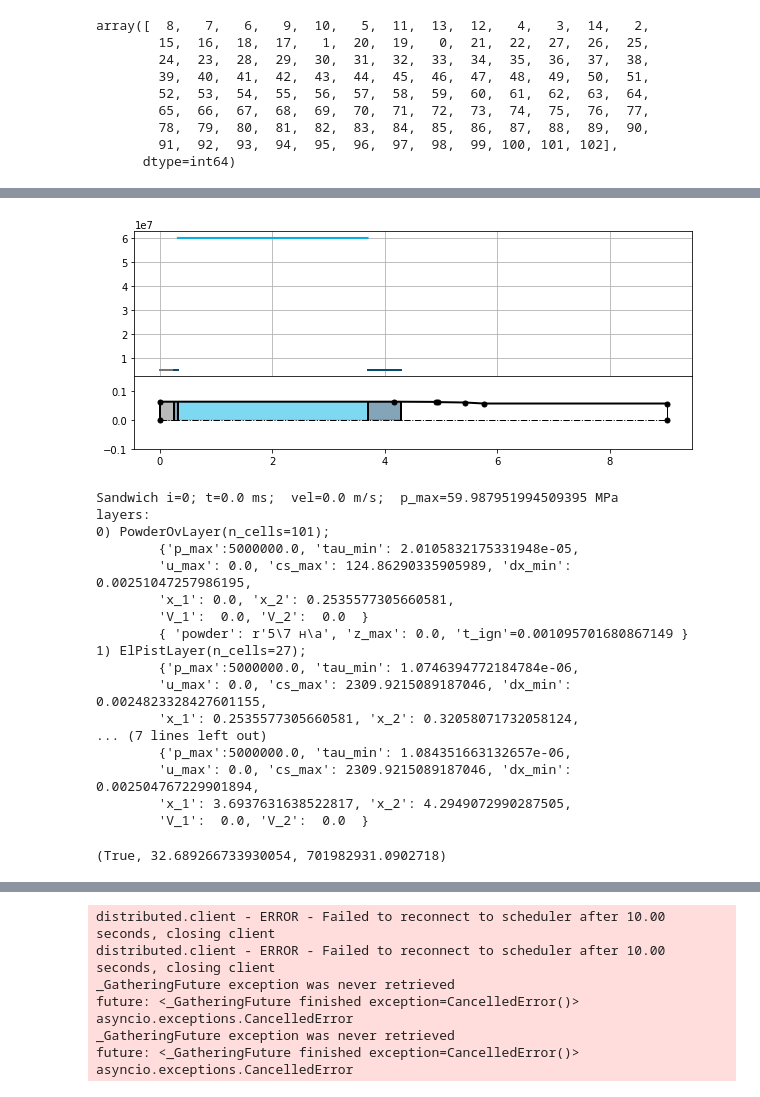
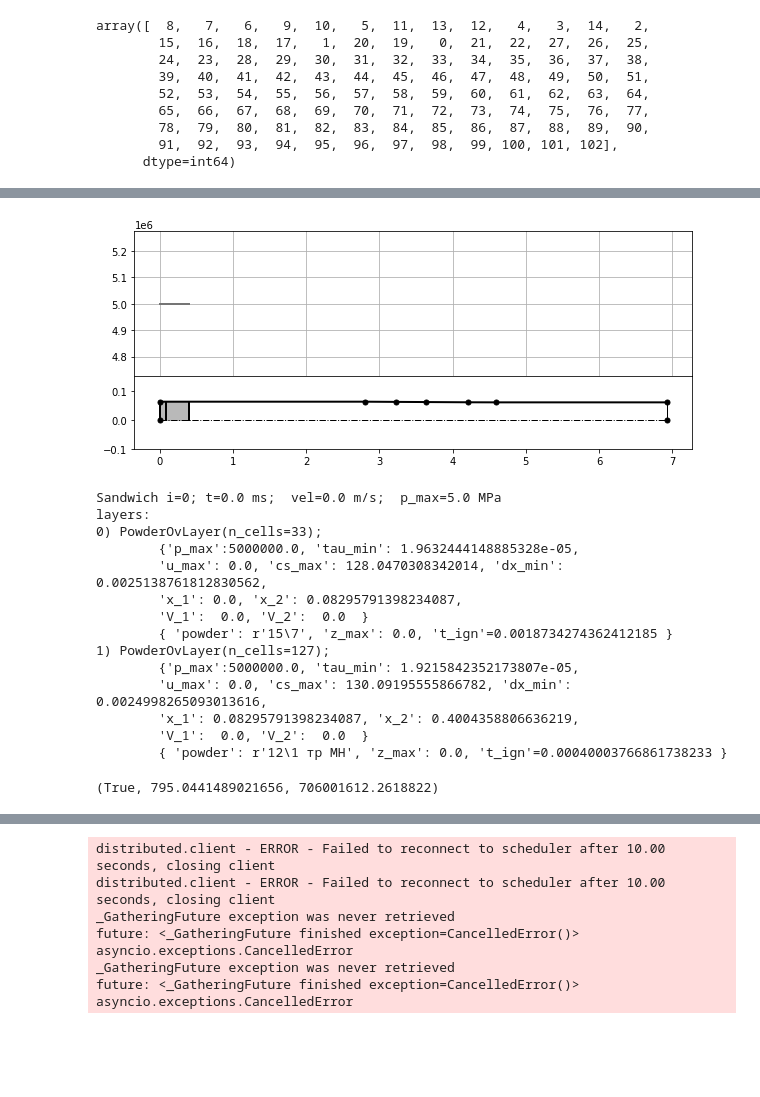
Before and after one commit to TovarnovM/pyKas, a Jupyter notebook: jupyters/Новая оптимизация/оптимизация.ipynb, the cells around one changed output, grey strips where cells are left out. Drawn from its saved outputs; the diff is of its cells as text; code cells hidden in the pictures; blank space fills up the shorter version.

```diff
--- a/jupyters/Новая оптимизация/оптимизация.ipynb
+++ b/jupyters/Новая оптимизация/оптимизация.ipynb
@@ -297,40 +299,37 @@ class StructureVariant:
 # %%
 from sandwich import Sandwich
 
-sv = StructureVariant('PEGE')
+sv = StructureVariant('PP')
 sandwich_dict = sv.chromo_to_sandw_dict(sv.get_chromo())
 
 sandw0 = Sandwich.get_standart(sandwich_dict)
 
 fig, (ax1, ax2) = plt.subplots(nrows=2, sharex=True, figsize=(10,4), gridspec_kw={'height_ratios':[2, 1]})
 sandw0.plot_param(fig, ax1, 'ps')
 sandw0.plot(fig, ax2)
 ax2.set_ylim(-0.1,0.15)
 ax1.grid(True)
 plt.subplots_adjust(hspace=.0)
 
 plt.show()
 
 sandw0
 # %% [output]
-[figure, old version]
+[figure, new version]
-Sandwich i=0; t=0.0 ms;  vel=0.0 m/s;  p_max=59.987951994509395 MPa
+Sandwich i=0; t=0.0 ms;  vel=0.0 m/s;  p_max=5.0 MPa
 layers:
-0) PowderOvLayer(n_cells=101);
-        {'p_max':5000000.0, 'tau_min': 2.0105832175331948e-05,
-        'u_max': 0.0, 'cs_max': 124.86290335905989, 'dx_min': 0.00251047257986195,
-        'x_1': 0.0, 'x_2': 0.2535577305660581,
+0) PowderOvLayer(n_cells=33);
+        {'p_max':5000000.0, 'tau_min': 1.9632444148885328e-05,
+        'u_max': 0.0, 'cs_max': 128.0470308342014, 'dx_min': 0.0025138761812830562,
+        'x_1': 0.0, 'x_2': 0.08295791398234087,
         'V_1':  0.0, 'V_2':  0.0  }
-        { 'powder': r'5\7 н\а', 'z_max': 0.0, 't_ign'=0.001095701680867149 }
-1) ElPistLayer(n_cells=27);
-        {'p_max':5000000.0, 'tau_min': 1.0746394772184784e-06,
-        'u_max': 0.0, 'cs_max': 2309.9215089187046, 'dx_min': 0.0024823328427601155,
-        'x_1': 0.2535577305660581, 'x_2': 0.32058071732058124,
-... (7 lines left out)
-        {'p_max':5000000.0, 'tau_min': 1.084351663132657e-06,
-        'u_max': 0.0, 'cs_max': 2309.9215089187046, 'dx_min': 0.002504767229901894,
-        'x_1': 3.6937631638522817, 'x_2': 4.2949072990287505,
+        { 'powder': r'15\7', 'z_max': 0.0, 't_ign'=0.0018734274362412185 }
+1) PowderOvLayer(n_cells=127);
+        {'p_max':5000000.0, 'tau_min': 1.9215842352173807e-05,
+        'u_max': 0.0, 'cs_max': 130.09195555866782, 'dx_min': 0.0024998265093013616,
+        'x_1': 0.08295791398234087, 'x_2': 0.4004358806636219,
         'V_1':  0.0, 'V_2':  0.0  }
+        { 'powder': r'12\1 тр МН', 'z_max': 0.0, 't_ign'=0.00040003766861738233 }
 # %%
 def foo(sandwich_dict):
     from sandwich import Sandwich
@@ -367,7 +366,7 @@ def foo(sandwich_dict):
 # %%
 foo(sandwich_dict)
 # %% [output]
-(True, 32.689266733930054, 701982931.0902718)
+(True, 795.0441489021656, 706001612.2618822)
 # %%
 from distributed import Client
 
```
Also changed, not shown: parts of 19 cells of this notebook, 4 other files.
